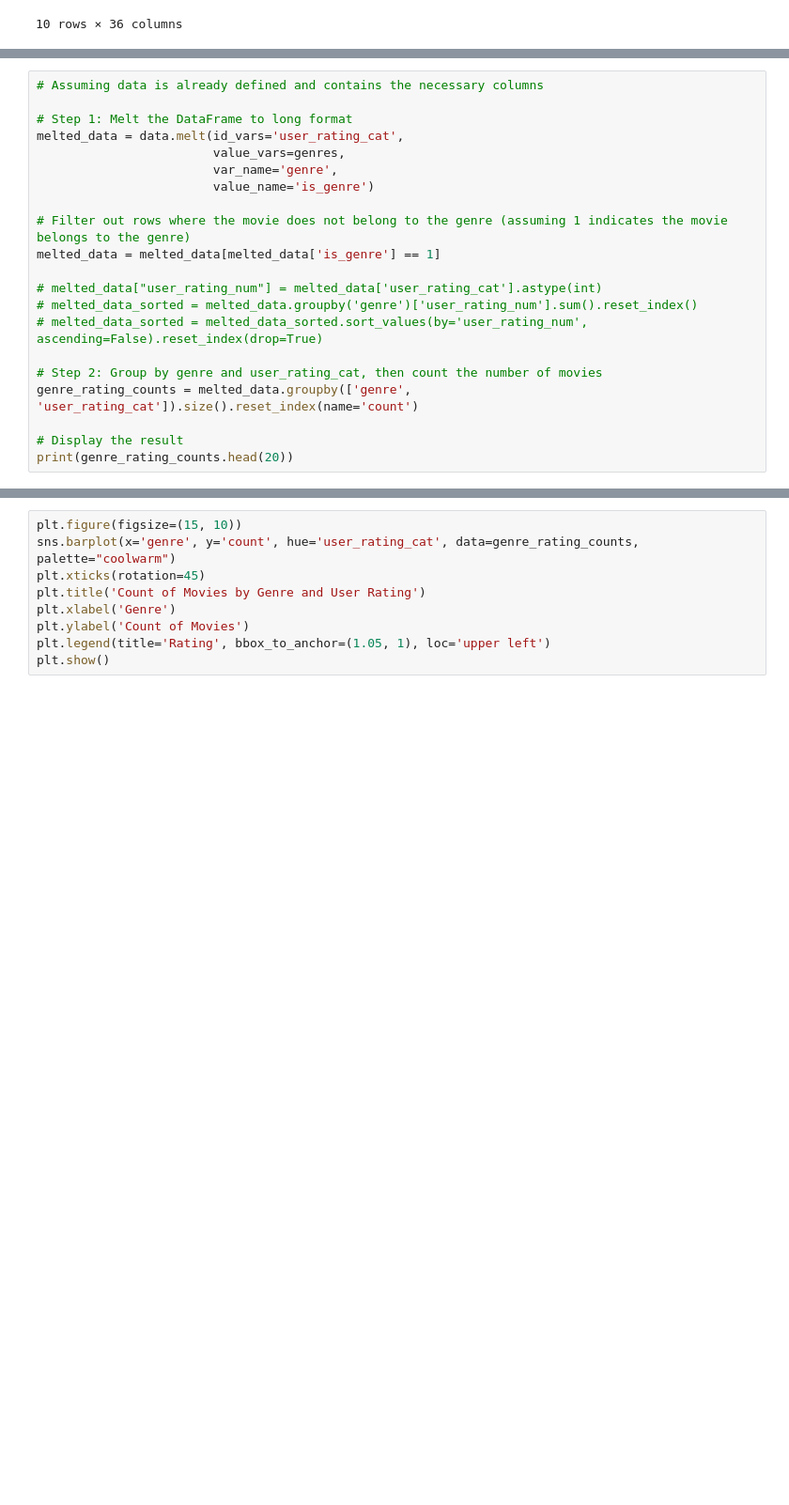
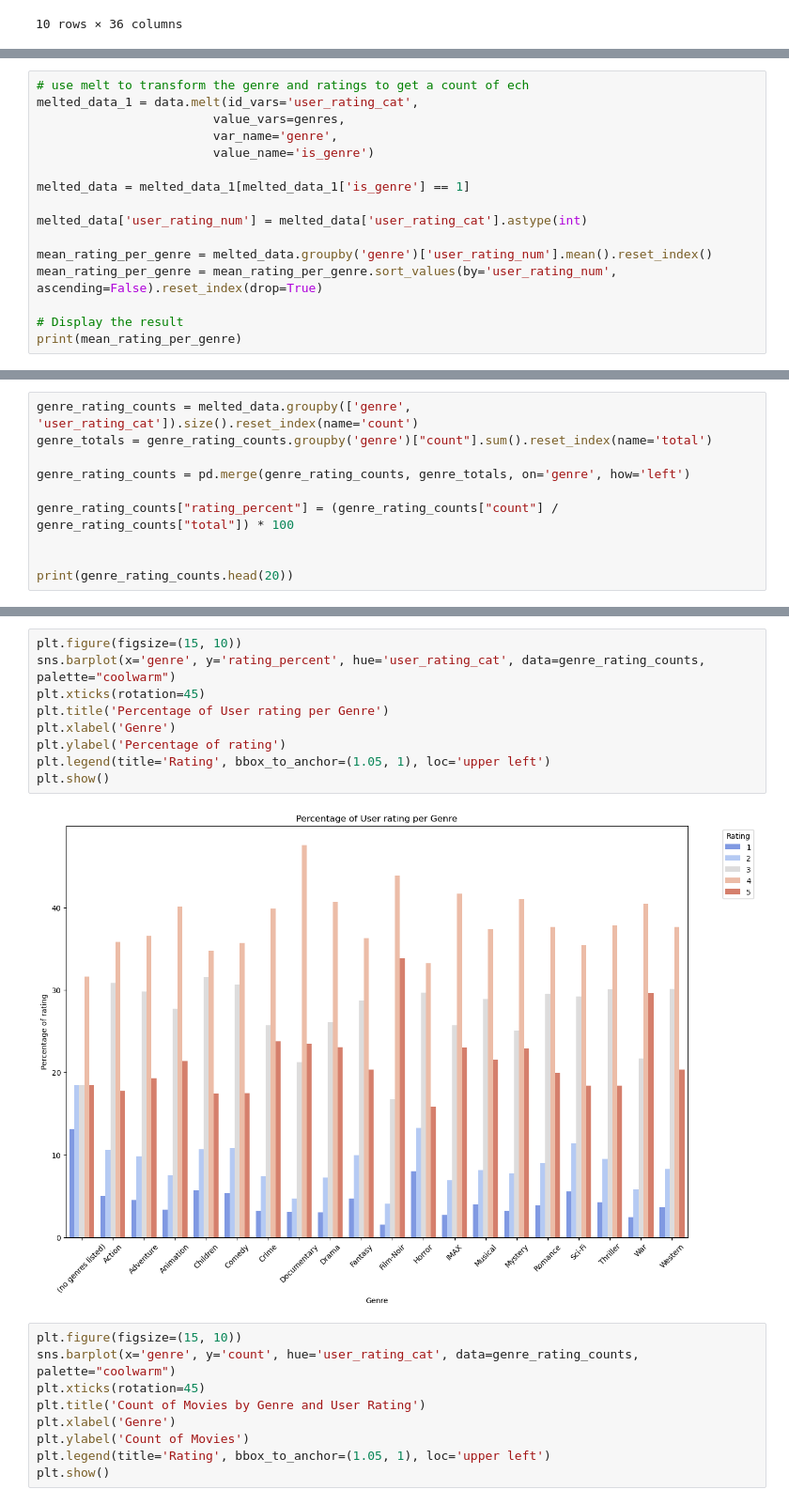
Before and after one commit to padraicohora/movie-recommendation, a Jupyter notebook: exploration/movies-ratings-tags-exploration.ipynb, the cells around one changed output, grey strips where cells are left out. Shown at 94% size. Drawn from its saved outputs; the diff is of its cells as text; blank space fills up the shorter version.

```diff
--- a/exploration/movies-ratings-tags-exploration.ipynb
+++ b/exploration/movies-ratings-tags-exploration.ipynb
@@ -168,22 +159,17 @@ print(genres)
 # %%
-# Assuming data is already defined and contains the necessary columns
-
-# Step 1: Melt the DataFrame to long format
-melted_data = data.melt(id_vars='user_rating_cat',
+# use melt to transform the genre and ratings to get a count of ech
+melted_data_1 = data.melt(id_vars='user_rating_cat',
                         value_vars=genres,
                         var_name='genre',
                         value_name='is_genre')
 
-# Filter out rows where the movie does not belong to the genre (assuming 1 indicates the movie belongs to the genre)
-melted_data = melted_data[melted_data['is_genre'] == 1]
+melted_data = melted_data_1[melted_data_1['is_genre'] == 1]
 
-# melted_data["user_rating_num"] = melted_data['user_rating_cat'].astype(int)
-# melted_data_sorted = melted_data.groupby('genre')['user_rating_num'].sum().reset_index()
-# melted_data_sorted = melted_data_sorted.sort_values(by='user_rating_num', ascending=False).reset_index(drop=True)
+melted_data['user_rating_num'] = melted_data['user_rating_cat'].astype(int)
 
-# Step 2: Group by genre and user_rating_cat, then count the number of movies
-genre_rating_counts = melted_data.groupby(['genre', 'user_rating_cat']).size().reset_index(name='count')
+mean_rating_per_genre = melted_data.groupby('genre')['user_rating_num'].mean().reset_index()
+mean_rating_per_genre = mean_rating_per_genre.sort_values(by='user_rating_num', ascending=False).reset_index(drop=True)
 
 # Display the result
-print(genre_rating_counts.head(20))
+print(mean_rating_per_genre)
 # %% [output]
@@ -243 +210,11 @@ Passing `palette` without assigning `hue` is deprecated and will be removed in v
 [figure]
+# %%
+genre_rating_counts = melted_data.groupby(['genre', 'user_rating_cat']).size().reset_index(name='count')
+genre_totals = genre_rating_counts.groupby('genre')["count"].sum().reset_index(name='total')
+
+genre_rating_counts = pd.merge(genre_rating_counts, genre_totals, on='genre', how='left')
+
+genre_rating_counts["rating_percent"] = (genre_rating_counts["count"] / genre_rating_counts["total"]) * 100
+
+
+print(genre_rating_counts.head(20))
@@ -244,3 +239,14 @@ Passing `palette` without assigning `hue` is deprecated and will be removed in v
+# %%
+plt.figure(figsize=(15, 10))
+sns.barplot(x='genre', y='rating_percent', hue='user_rating_cat', data=genre_rating_counts, palette="coolwarm")
+plt.xticks(rotation=45)
+plt.title('Percentage of User rating per Genre')
+plt.xlabel('Genre')
+plt.ylabel('Percentage of rating')
+plt.legend(title='Rating', bbox_to_anchor=(1.05, 1), loc='upper left')
+plt.show()
+# %% [output]
+[figure, added]
 # %%
 plt.figure(figsize=(15, 10))
 sns.barplot(x='genre', y='count', hue='user_rating_cat', data=genre_rating_counts, palette="coolwarm")
```
Also changed, not shown: parts of 14 cells of this notebook, 8 other files.
